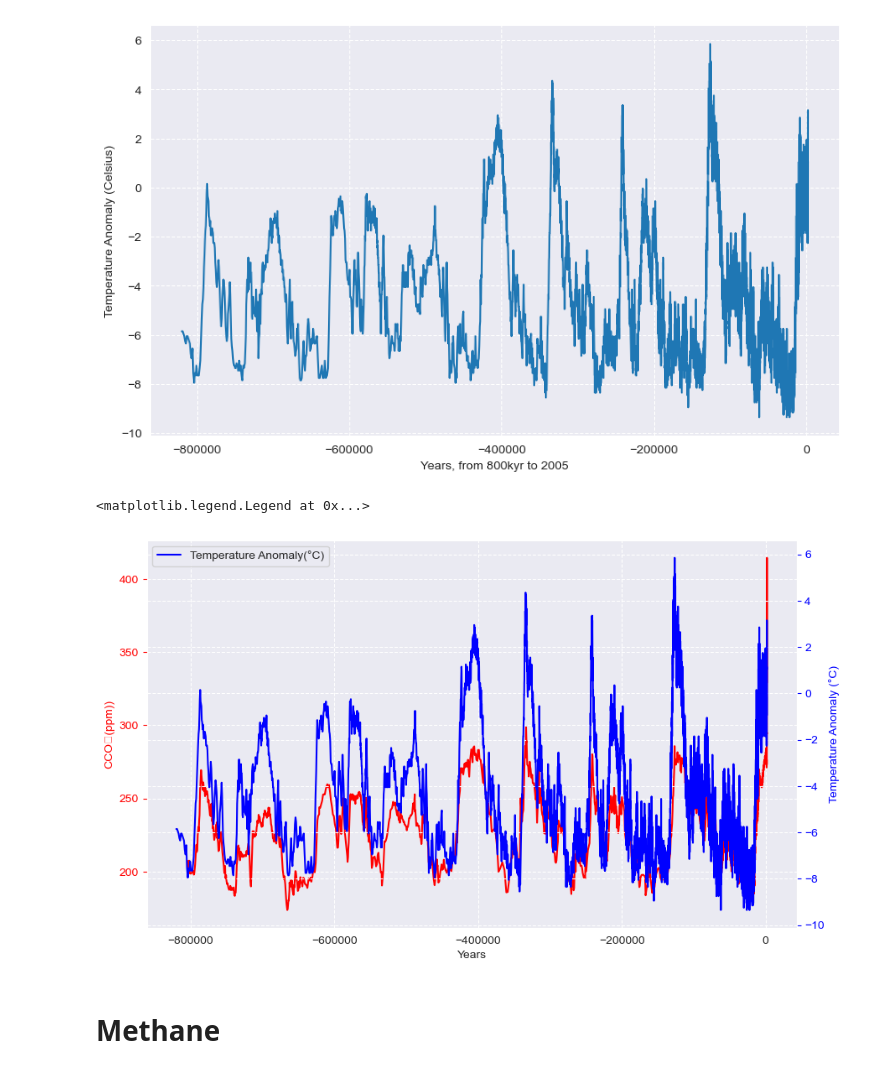
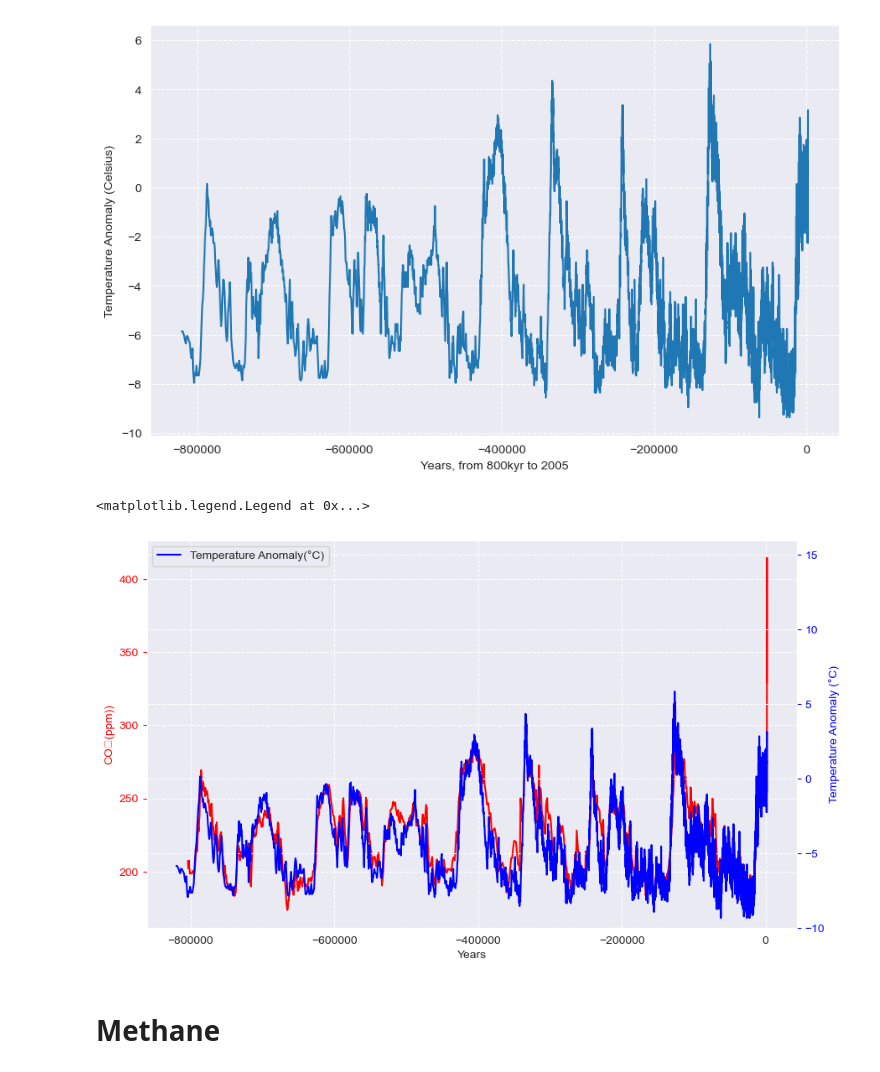
Before and after one commit to Kevin002023/PFDA--Climate-Project, a Jupyter notebook: PFDA-Project-2.ipynb, the cells around one changed output. Saved outputs shown, nothing was run; the diff lists cells and outputs as text; code cells hidden in the pictures.

```diff
--- a/PFDA-Project-2.ipynb
+++ b/PFDA-Project-2.ipynb
@@ -482,34 +482,35 @@ plt.grid(True)
 # %%
 # Plot both CO2 and temp on the same plot with two y axis
 
 # Create a figure and axis object
 fig, ax1 = plt.subplots(figsize=(10, 6))
 
 # Plotting the first dataset on the primary y-axis (left)
 ax1.plot(complete_co2['Corrected Years'], complete_co2['CO2(ppmv)'], "red", label= "CO\u2082(ppm)") #https://www.geeksforgeeks.org/how-to-print-superscript-and-subscript-in-python/
 ax1.set_xlabel('Years')
 ax1.set_ylabel('CO\u2082(ppm))', color='red')
 ax1.tick_params('y', colors='red')
 #ax1.get_legend_handles_labels()
 
 # Creating a secondary y-axis (right)
 ax2 = ax1.twinx()
 
 # Plotting the second dataset on the secondary y-axis (right)
 ax2.plot(aicc['Corrected Years'], aicc['Anomaly'], 'blue', label='Temperature Anomaly(\u00b0C)') #https://www.htmlsymbols.xyz/unicode/U+00B0
 ax2.set_ylabel('Temperature Anomaly (\u00b0C)', color='b')
+ax2.set_ylim(-10, 16) # had to play around with the scale of the y-axis so it looked better next to CO2
 ax2.tick_params('y', colors='b')
 #ax2.get_legend_handles_labels()
 
 # Displaying legends for both datasets
 #lines_1, labels_1 = ax1.get_legend_handles_labels()
 #lines_2, labels_2 = ax2.get_legend_handles_labels()
 #lines = lines_1 + lines_2
 #labels = labels_1 + labels_2
 plt.legend(loc='upper left')
 # %% [output]
 <matplotlib.legend.Legend at 0x...>
-[figure, old version]
+[figure, new version]
 # %% [markdown]
 # Methane
 # %% [markdown]
```
Also changed, not shown: parts of 3 cells of this notebook.
